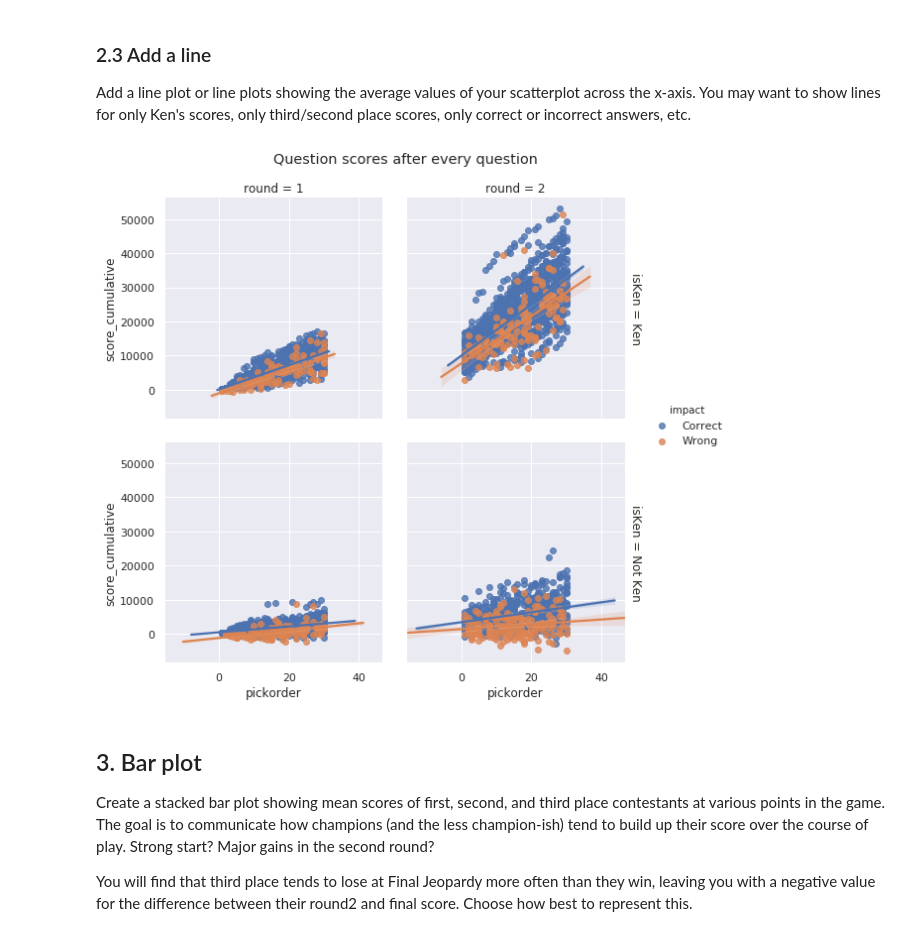
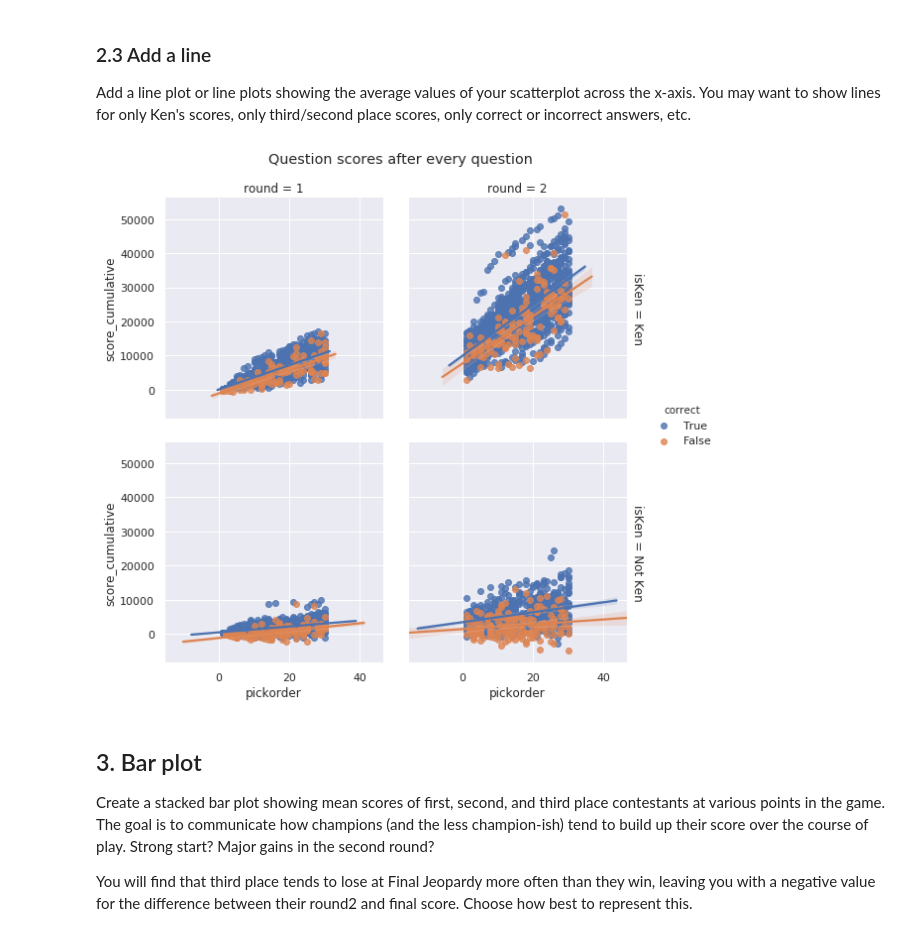
Before and after one commit to cwebster2/python-data-analysis-crash-course, a Jupyter notebook: 09-Visualizations/visualizations.ipynb, the cells around one changed output. Saved outputs shown, nothing was run; the diff lists cells and outputs as text; code cells hidden in the pictures.

```diff
--- a/09-Visualizations/visualizations.ipynb
+++ b/09-Visualizations/visualizations.ipynb
@@ -173,14 +173,14 @@ Create a scatterplot with a dot for each non-Final Jeopardy (round 3) answer acr
 <b>y-axis:</b> Score (after question was answered) of the player answering the question<br>
 <b>color:</b> Whether the question was right or wrong.
 # %%
-answers_with_scores["order"] = answers_with_scores.apply(lambda s: s["pickorder"] if round == 1 else 2*s["pickorder"], axis=1)
+answers_with_scores["order"] = answers_with_scores.apply(lambda s: s["pickorder"] if s["round"] == 1 else 30+s["pickorder"], axis=1)
 plt.figure(figsize=(15,8))
 g = sns.scatterplot(x="order",
                 y="score_cumulative",
-                style="round",
+                style="correct",
                 hue="correct",
                 palette=["red","blue"],
-                markers=["o","X"],
+                markers=["X","o"],
                 s=100,
                 data=answers_with_scores.query('round<3'))
 g.set_title("Question scores after every question.")
@@ -192,15 +192,15 @@ plt.show()
 
 Design a visualization that differentiates Ken's answers from the other players' in some way. This could be a different shape, different color, two plots, etc.
 # %%
-answers_with_scores["order"] = answers_with_scores.apply(lambda s: s["pickorder"] if round == 1 else 2*s["pickorder"], axis=1)
+answers_with_scores["order"] = answers_with_scores.apply(lambda s: s["pickorder"] if s["round"] == 1 else 30+s["pickorder"], axis=1)
 answers_with_scores["isKen"] = answers_with_scores.playerId.apply(lambda s: "Ken" if s==1 else "Not Ken")
 plt.figure(figsize=(15,8))
 g = sns.scatterplot(x="order",
                 y="score_cumulative",
-                style="round",
+                style="correct",
                 hue="correct",
                 palette=["red","blue"],
-                markers=["o","X"],
+                markers=["X","o"],
                 size="isKen",
                 sizes=[50,10],
                 data=answers_with_scores.query('round<3'))
@@ -211,8 +211,7 @@ plt.show()
 # %%
-answers_with_scores["impact"] = answers_with_scores.score_impact.apply(lambda s: "Wrong" if s<0 else "Correct")
 answers_with_scores["isKen"] = answers_with_scores.playerId.apply(lambda s: "Ken" if s==1 else "Not Ken")
 g = sns.FacetGrid(answers_with_scores.query('round<3'),
-                  col="round", row="isKen", hue="impact",
+                  col="round", row="isKen", hue="correct", hue_order=[True,False],
                   margin_titles=True, size=4, aspect=1)
 g.map(plt.scatter, "pickorder", "score_cumulative")
 g.add_legend()
@@ -226,18 +225,17 @@ plt.show()
 
 Add a line plot or line plots showing the average values of your scatterplot across the x-axis. You may want to show lines for only Ken's scores, only third/second place scores, only correct or incorrect answers, etc.
 # %%
-answers_with_scores["impact"] = answers_with_scores.score_impact.apply(lambda s: "Wrong" if s<0 else "Correct")
 answers_with_scores["isKen"] = answers_with_scores.playerId.apply(lambda s: "Ken" if s==1 else "Not Ken")
 g = sns.FacetGrid(answers_with_scores.query('round<3'),
-                  col="round", row="isKen", hue="impact",
+                  col="round", row="isKen", hue="correct", hue_order=[True,False],
                   margin_titles=True, size=4, aspect=1)
 g.map(sns.regplot, "pickorder", "score_cumulative")
 g.add_legend()
 plt.subplots_adjust(top=0.9)
 g.fig.suptitle("Question scores after every question")
 plt.show()
 # %% [output]
-[figure, old version]
+[figure, new version]
 # %% [markdown]
 ## 3. Bar plot
 
```
Also changed, not shown: parts of 3 cells of this notebook.
